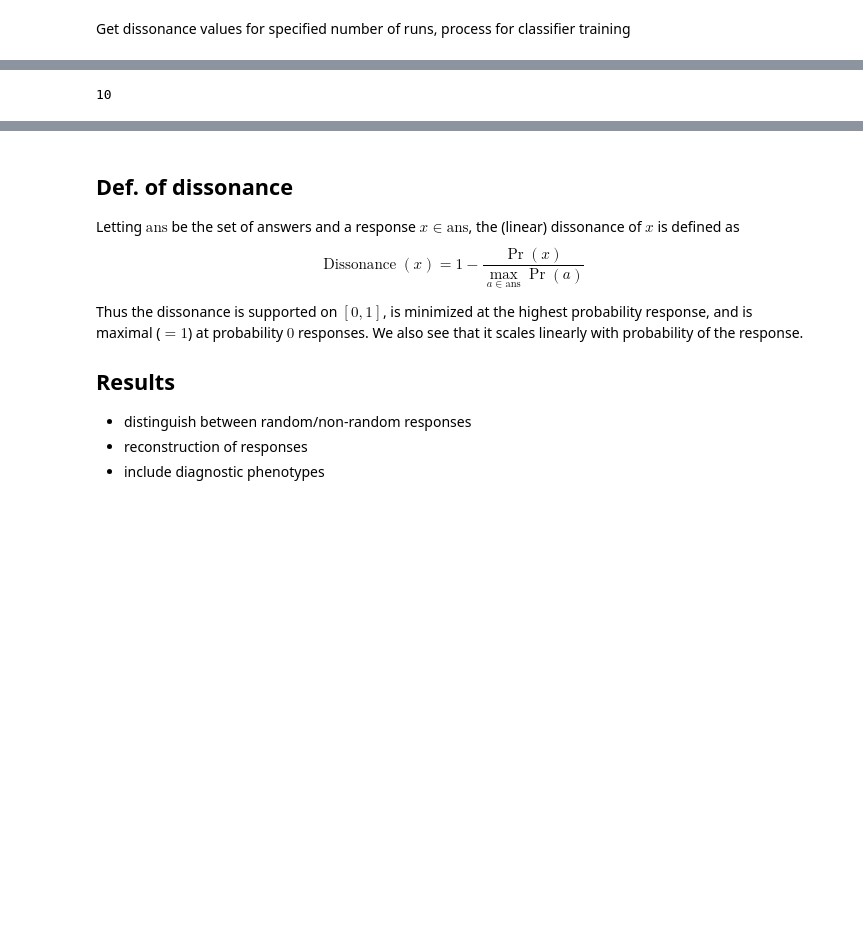
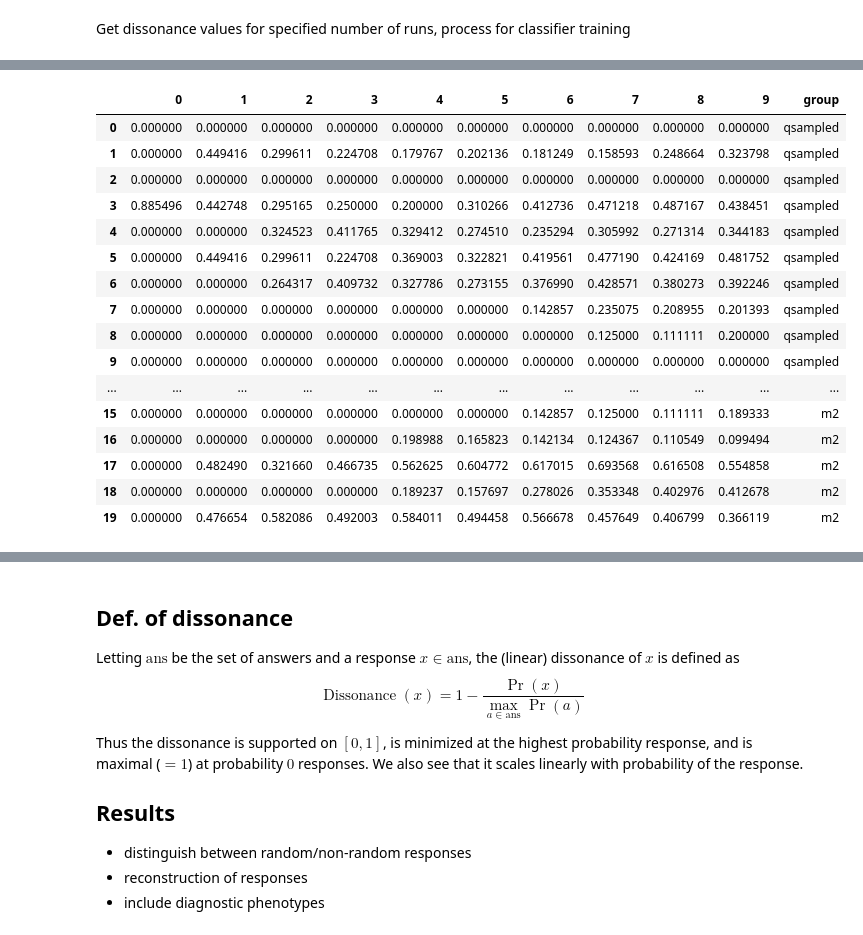
Before and after one commit to zeroknowledgediscovery/truthnet, a Jupyter notebook: notebooks/examples_testing.ipynb, the cells around one changed output, grey strips where cells are left out. Drawn from its saved outputs; the diff is of its cells as text; code cells hidden in the pictures; blank space fills up the shorter version.

```diff
--- a/notebooks/examples_testing.ipynb
+++ b/notebooks/examples_testing.ipynb
@@ -310,7 +265,7 @@ dfs.to_csv("data/classification/PTSD_diss_samps.csv", index=False)
 # %%
 dfs = pd.read_csv("data/classification/PTSD_diss_samps.csv")
 # %%
-dfs = pd.concat(
+dfst = pd.concat(
     [
         _compare_dissonance(
             samples,
@@ -319,10 +274,6 @@ dfs = pd.concat(
             order=entropy_order,
             plot=False,
         ).assign(run=i)
-        for i in tqdm(range(5))
+        for i in range(5)
     ]
 )
-# %%
-_get_training_set(dfs, range(0, 211, 10)).to_csv(
-    "data/classification/PTSD_diss_test.csv", index=False
-)
@@ -329,3 +282,40 @@ _get_training_set(dfs, range(0, 211, 10)).to_csv(
+# %%
+questions = 10
+
+
+def _get_quest_diss(diss_df, questions):
+    qs_df = pd.DataFrame(
+        [
+            diss_df.groupby("run").nth(i)["qsampled_diss"].values
+            for i in range(questions)
+        ]
+    ).T.assign(group="qsampled")
+    m2_df = pd.DataFrame(
+        [diss_df.groupby("run").nth(i)["m2_diss"].values for i in range(questions)]
+    ).T.assign(group="m2")
+
+    return pd.concat([qs_df, m2_df])
+
+
+_get_quest_diss(dfs, 10)
+# %% [output]
+|  | 0 | 1 | 2 | 3 | 4 | 5 | 6 | 7 | 8 | 9 | group |
+| 0 | 0.000000 | 0.000000 | 0.000000 | 0.000000 | 0.000000 | 0.000000 | 0.000000 | 0.000000 | 0.000000 | 0.000000 | qsampled |
+| 1 | 0.000000 | 0.449416 | 0.299611 | 0.224708 | 0.179767 | 0.202136 | 0.181249 | 0.158593 | 0.248664 | 0.323798 | qsampled |
+| 2 | 0.000000 | 0.000000 | 0.000000 | 0.000000 | 0.000000 | 0.000000 | 0.000000 | 0.000000 | 0.000000 | 0.000000 | qsampled |
+| 3 | 0.885496 | 0.442748 | 0.295165 | 0.250000 | 0.200000 | 0.310266 | 0.412736 | 0.471218 | 0.487167 | 0.438451 | qsampled |
+| 4 | 0.000000 | 0.000000 | 0.324523 | 0.411765 | 0.329412 | 0.274510 | 0.235294 | 0.305992 | 0.271314 | 0.344183 | qsampled |
+| 5 | 0.000000 | 0.449416 | 0.299611 | 0.224708 | 0.369003 | 0.322821 | 0.419561 | 0.477190 | 0.424169 | 0.481752 | qsampled |
+| 6 | 0.000000 | 0.000000 | 0.264317 | 0.409732 | 0.327786 | 0.273155 | 0.376990 | 0.428571 | 0.380273 | 0.392246 | qsampled |
+| 7 | 0.000000 | 0.000000 | 0.000000 | 0.000000 | 0.000000 | 0.000000 | 0.142857 | 0.235075 | 0.208955 | 0.201393 | qsampled |
+| 8 | 0.000000 | 0.000000 | 0.000000 | 0.000000 | 0.000000 | 0.000000 | 0.000000 | 0.125000 | 0.111111 | 0.200000 | qsampled |
+| 9 | 0.000000 | 0.000000 | 0.000000 | 0.000000 | 0.000000 | 0.000000 | 0.000000 | 0.000000 | 0.000000 | 0.000000 | qsampled |
+| ... | ... | ... | ... | ... | ... | ... | ... | ... | ... | ... | ... |
+| 15 | 0.000000 | 0.000000 | 0.000000 | 0.000000 | 0.000000 | 0.000000 | 0.142857 | 0.125000 | 0.111111 | 0.189333 | m2 |
+| 16 | 0.000000 | 0.000000 | 0.000000 | 0.000000 | 0.198988 | 0.165823 | 0.142134 | 0.124367 | 0.110549 | 0.099494 | m2 |
+| 17 | 0.000000 | 0.482490 | 0.321660 | 0.466735 | 0.562625 | 0.604772 | 0.617015 | 0.693568 | 0.616508 | 0.554858 | m2 |
+| 18 | 0.000000 | 0.000000 | 0.000000 | 0.000000 | 0.189237 | 0.157697 | 0.278026 | 0.353348 | 0.402976 | 0.412678 | m2 |
+| 19 | 0.000000 | 0.476654 | 0.582086 | 0.492003 | 0.584011 | 0.494458 | 0.566678 | 0.457649 | 0.406799 | 0.366119 | m2 |
 # %%
 from sklearn.ensemble import (
     ExtraTreesClassifier,
@@ -364,7 +355,3 @@ for i in range(1, len(tra.columns)):
     plt.close()
 
 # ax.legend(bbox_to_anchor=(1.1, 1.05))
-# %%
-eval(tra.columns[1])[1]
-# %% [output]
-10
```
Also changed, not shown: parts of 12 cells of this notebook, 1 other file.
